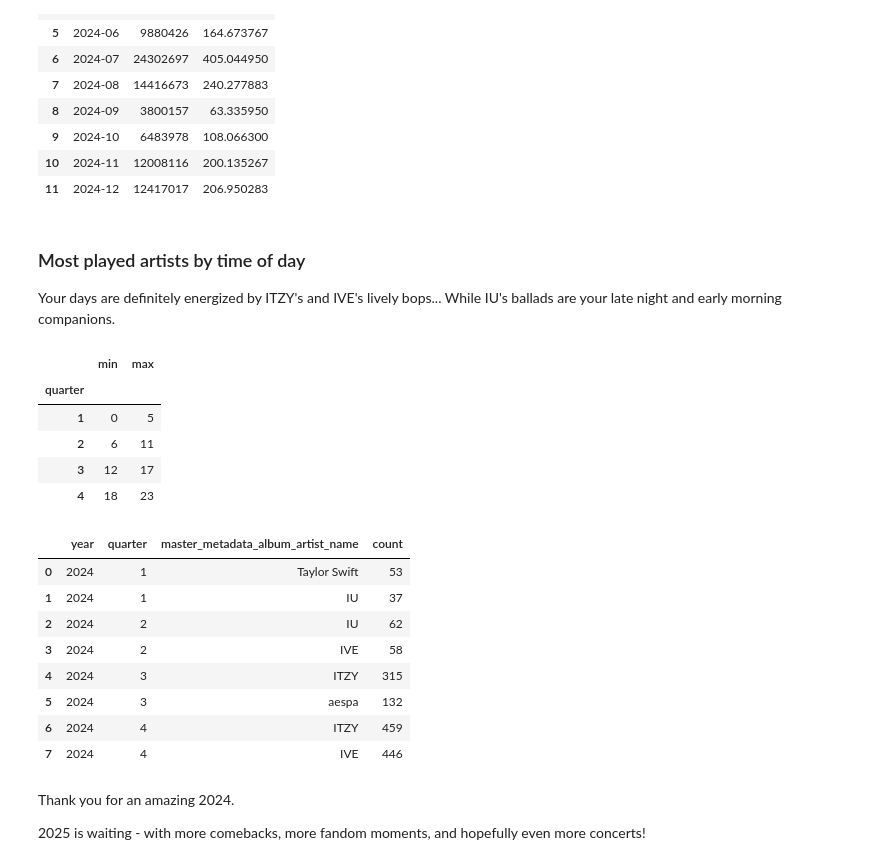
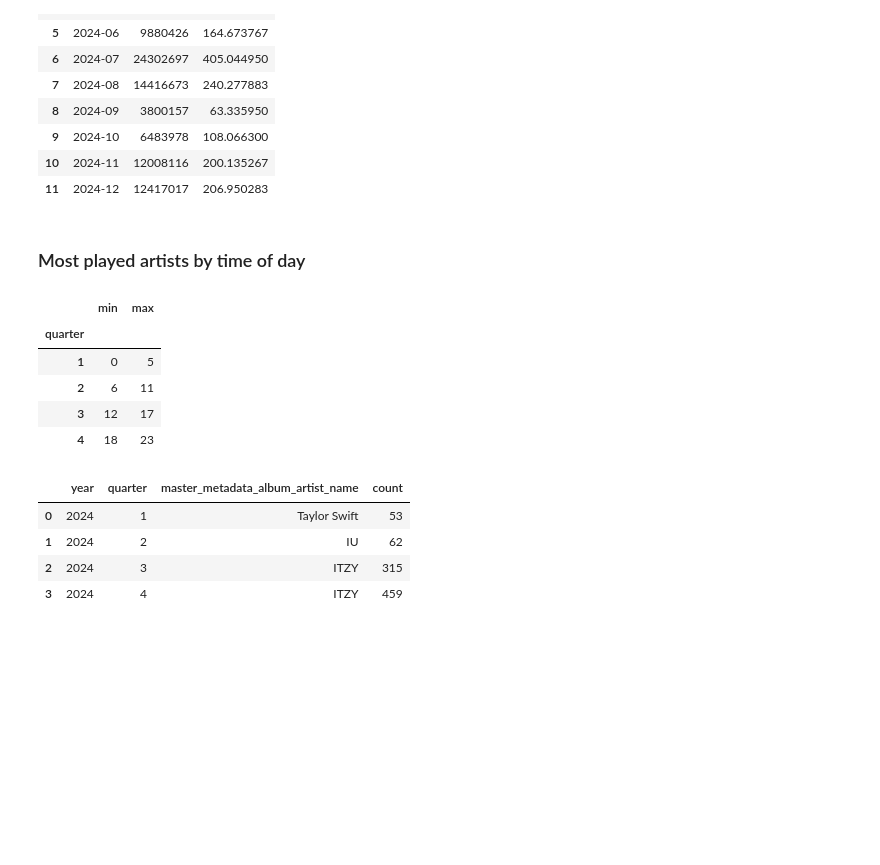
Before and after one commit to kaiwei-tan/maven_music_challenge, a Jupyter notebook: 2_aggregate_data.ipynb, the cells around one changed output. Drawn from its saved outputs; the diff is of its cells as text; code cells hidden in the pictures; blank space fills up the shorter version.

```diff
--- a/2_aggregate_data.ipynb
+++ b/2_aggregate_data.ipynb
@@ -343,42 +330,34 @@ get_artist_listening_time(selected_artist='aespa')
 | 9 | 2024-10 | 6483978 | 108.066300 |
 | 10 | 2024-11 | 12008116 | 200.135267 |
 | 11 | 2024-12 | 12417017 | 206.950283 |
-# %% [markdown]
-### Most played artists by time of day
-Your days are definitely energized by ITZY's and IVE's lively bops... While IU's ballads are your late night and early morning companions.
+# %% [markdown]
+### Most played artists by time of day
 # %%
 # A quarter is defined as a period of 6 hours
+# A half is defined as a period of 12 hours
 df_temp = df[['year', 'master_metadata_album_artist_name', 'hour']].copy()
 df_temp['quarter'] = df_temp['hour'] // 6 + 1
 
 # Get top artists per quarter
 df_top_artists_timeofday = df_temp.groupby(['year', 'quarter'])['master_metadata_album_artist_name'].value_counts().reset_index()
 df_top_artists_timeofday = df_top_artists_timeofday.sort_values(['year', 'quarter', 'count'], ascending=[True, True, False])
-df_top_artists_timeofday = df_top_artists_timeofday.groupby(['year', 'quarter']).head(2)
+df_top_artists_timeofday = df_top_artists_timeofday.groupby(['year', 'quarter']).head(1)
 
 # Show explanation for each quarter
-display(df.groupby('quarter')['hour'].agg(['min', 'max']))
+display(df_temp.groupby('quarter')['hour'].agg(['min', 'max']))
 
 # Get top artists per quarter for 2024
 df_top_artists_timeofday = df_top_artists_timeofday[df_top_artists_timeofday['year'] == 2024].reset_index(drop=True)
 df_top_artists_timeofday
 # %% [output]
 |  | min | max |
 | quarter |  |  |
 | 1 | 0 | 5 |
 | 2 | 6 | 11 |
 | 3 | 12 | 17 |
 | 4 | 18 | 23 |
 |  | year | quarter | master_metadata_album_artist_name | count |
 | 0 | 2024 | 1 | Taylor Swift | 53 |
-| 1 | 2024 | 1 | IU | 37 |
-| 2 | 2024 | 2 | IU | 62 |
-| 3 | 2024 | 2 | IVE | 58 |
-| 4 | 2024 | 3 | ITZY | 315 |
-| 5 | 2024 | 3 | aespa | 132 |
-| 6 | 2024 | 4 | ITZY | 459 |
-| 7 | 2024 | 4 | IVE | 446 |
+| 1 | 2024 | 2 | IU | 62 |
+| 2 | 2024 | 3 | ITZY | 315 |
+| 3 | 2024 | 4 | ITZY | 459 |
-# %% [markdown]
-Thank you for an amazing 2024.
-
-2025 is waiting - with more comebacks, more fandom moments, and hopefully even more concerts!
```
Also changed, not shown: parts of 23 cells of this notebook, 1 other file.
